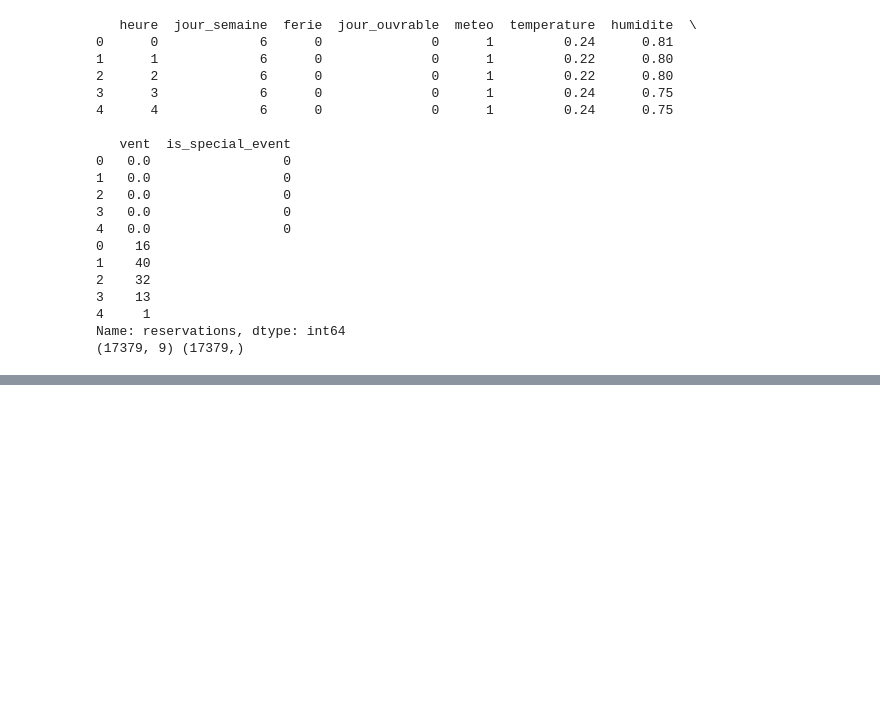
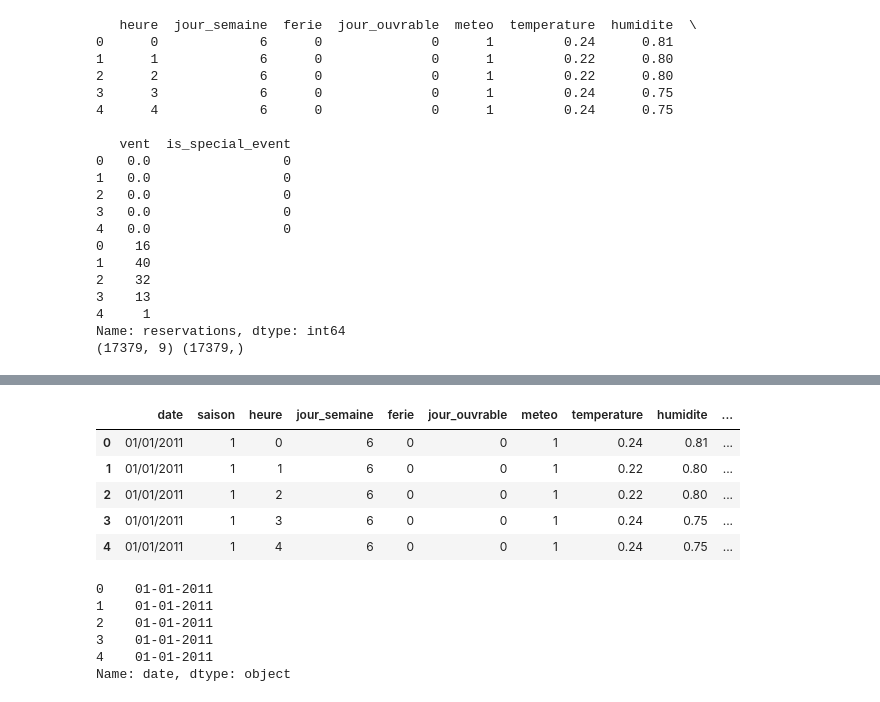
Before and after one commit to FarahBelghith2/PFE, a Jupyter notebook: Nettoyage_données.ipynb, the cells around one changed output, grey strips where cells are left out. Saved outputs shown, nothing was run; the diff lists cells and outputs as text; code cells hidden in the pictures; blank space fills up the shorter version.

```diff
--- a/Nettoyage_données.ipynb
+++ b/Nettoyage_données.ipynb
@@ -182,0 +149,24 @@ df.to_csv("base_propre.csv", index=False)
+# %%
+
+
+df = pd.read_csv("base_propre.csv", sep=";")
+df.head()
+# %% [output]
+|  | date | saison | heure | jour_semaine | ferie | jour_ouvrable | meteo | temperature | humidite | ... |
+| 0 | 01/01/2011 | 1 | 0 | 6 | 0 | 0 | 1 | 0.24 | 0.81 | ... |
+| 1 | 01/01/2011 | 1 | 1 | 6 | 0 | 0 | 1 | 0.22 | 0.80 | ... |
+| 2 | 01/01/2011 | 1 | 2 | 6 | 0 | 0 | 1 | 0.22 | 0.80 | ... |
+| 3 | 01/01/2011 | 1 | 3 | 6 | 0 | 0 | 1 | 0.24 | 0.75 | ... |
+| 4 | 01/01/2011 | 1 | 4 | 6 | 0 | 0 | 1 | 0.24 | 0.75 | ... |
+# %%
+df["date"] = pd.to_datetime(df["date"], format="%d/%m/%Y", errors="coerce")
+df["date"] = df["date"].dt.strftime("%d-%m-%Y")
+
+print(df["date"].head())
+# %% [output]
+0    01-01-2011
+1    01-01-2011
+2    01-01-2011
+3    01-01-2011
+4    01-01-2011
+Name: date, dtype: object
```
Also changed, not shown: parts of 36 cells of this notebook.
